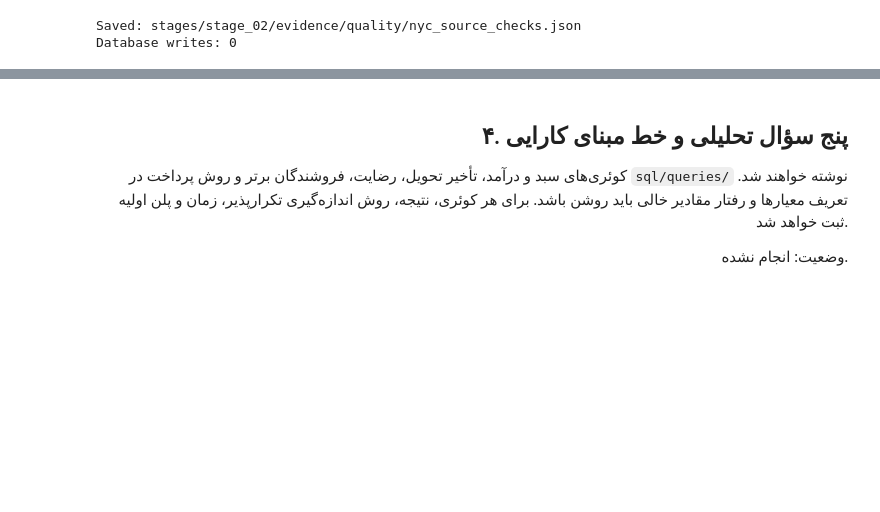
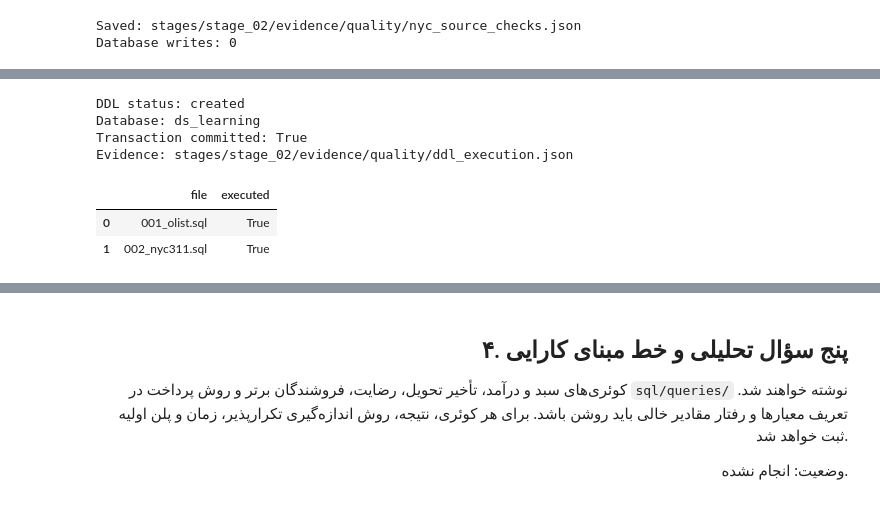
Before and after one commit to Ehsan-soveyzi/data_factory, a Jupyter notebook: stages/stage_02/solution.ipynb, the cells around one changed output, grey strips where cells are left out. Saved outputs shown, nothing was run; the diff lists cells and outputs as text; code cells hidden in the pictures; blank space fills up the shorter version.

```diff
--- a/stages/stage_02/solution.ipynb
+++ b/stages/stage_02/solution.ipynb
@@ -54,0 +64,22 @@ Database connections opened: 0
+# %%
+from sqlalchemy import text
+from data_factory.database.connection import load_database_settings, create_database_engine
+
+# Re-running this cell releases the previous pool before replacing the engine.
+if "engine" in globals():
+    engine.dispose()
+
+db_settings = load_database_settings()
+engine = create_database_engine(db_settings)
+with engine.connect() as connection:
+    result = connection.execute(text(
+        "SELECT 1 AS connection_ok, current_database() AS database_name, "
+        "current_user AS database_user, current_setting('server_version') AS server_version"
+    )).mappings().one()
+    print("Target:", db_settings.safe_url)
+    print("SELECT 1:", result["connection_ok"])
+    print("Database:", result["database_name"])
+    print("User:", result["database_user"])
+    print("PostgreSQL version:", result["server_version"])
+
+# Reuse engine in later SQL cells; each with block releases its Connection.
@@ -811,0 +867,29 @@ Database writes: 0
+# %%
+import hashlib
+import json
+import pandas as pd
+from data_factory.database.ddl import run_initial_ddl, inspect_initial_schema
+
+ddl_report = run_initial_ddl(engine, PROJECT_ROOT / "sql/ddl")
+ddl_report["implementation"] = {
+    "file": "src/data_factory/database/ddl.py",
+    "sha256": hashlib.sha256((PROJECT_ROOT / "src/data_factory/database/ddl.py").read_bytes()).hexdigest(),
+}
+ddl_evidence_path = PROJECT_ROOT / "stages/stage_02/evidence/quality/ddl_execution.json"
+ddl_evidence_path.parent.mkdir(parents=True, exist_ok=True)
+ddl_evidence_path.write_text(
+    json.dumps(ddl_report, ensure_ascii=False, indent=2, allow_nan=False) + "\n", encoding="utf-8"
+)
+print("DDL status:", ddl_report["status"])
+print("Database:", ddl_report["identity"]["database_name"])
+print("Transaction committed:", ddl_report["transaction_committed"])
+print("Evidence:", ddl_evidence_path.relative_to(PROJECT_ROOT).as_posix())
+display(pd.DataFrame(ddl_report["files"])[["file", "executed"]])
+# %% [output]
+DDL status: created
+Database: ds_learning
+Transaction committed: True
+Evidence: stages/stage_02/evidence/quality/ddl_execution.json
+|  | file | executed |
+| 0 | 001_olist.sql | True |
+| 1 | 002_nyc311.sql | True |
```
Also changed, not shown: parts of 15 cells of this notebook, 21 other files.
